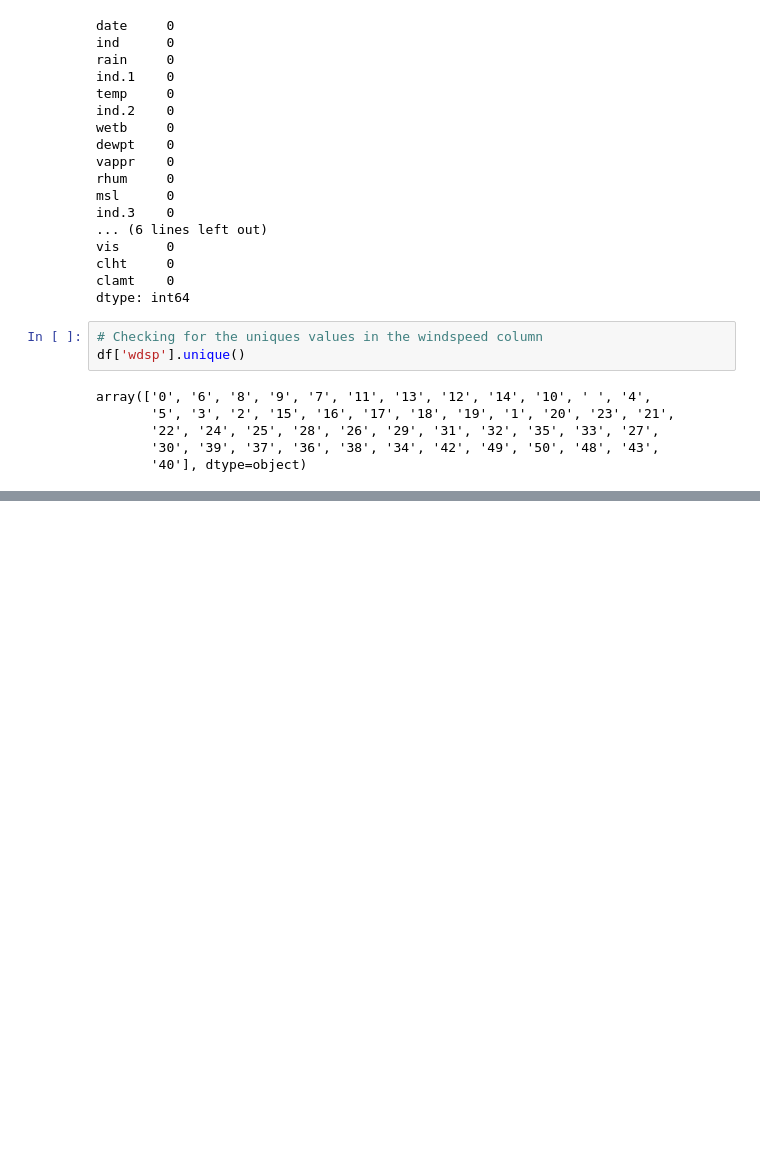
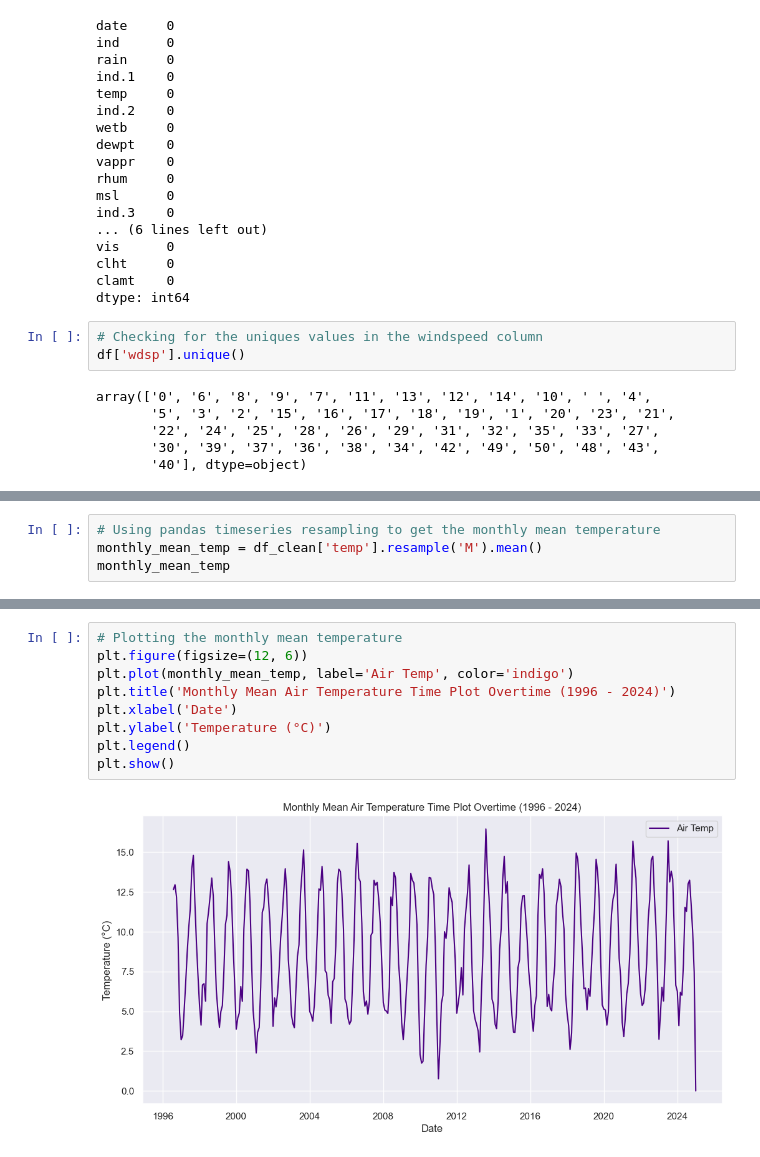
Before and after one commit to Gtalen/PFDA, a Jupyter notebook: pfda_assignment/assignment_6_weather.ipynb, the cells around one changed output, grey strips where cells are left out. Cells and saved outputs as stored; diff of their text form; blank space fills up the shorter version.

```diff
--- a/pfda_assignment/assignment_6_weather.ipynb
+++ b/pfda_assignment/assignment_6_weather.ipynb
@@ -218,0 +326,4 @@ plt.show()
+# %%
+# Using pandas timeseries resampling to get the monthly mean temperature
+monthly_mean_temp = df_clean['temp'].resample('M').mean()
+monthly_mean_temp
@@ -218,0 +344,11 @@ plt.show()
+# %%
+# Plotting the monthly mean temperature
+plt.figure(figsize=(12, 6))
+plt.plot(monthly_mean_temp, label='Air Temp', color='indigo')
+plt.title('Monthly Mean Air Temperature Time Plot Overtime (1996 - 2024)')
+plt.xlabel('Date')
+plt.ylabel('Temperature (°C)')
+plt.legend()
+plt.show()
+# %% [output]
+[figure, added]
```
Also changed, not shown: parts of 23 cells of this notebook, 1 other file.
